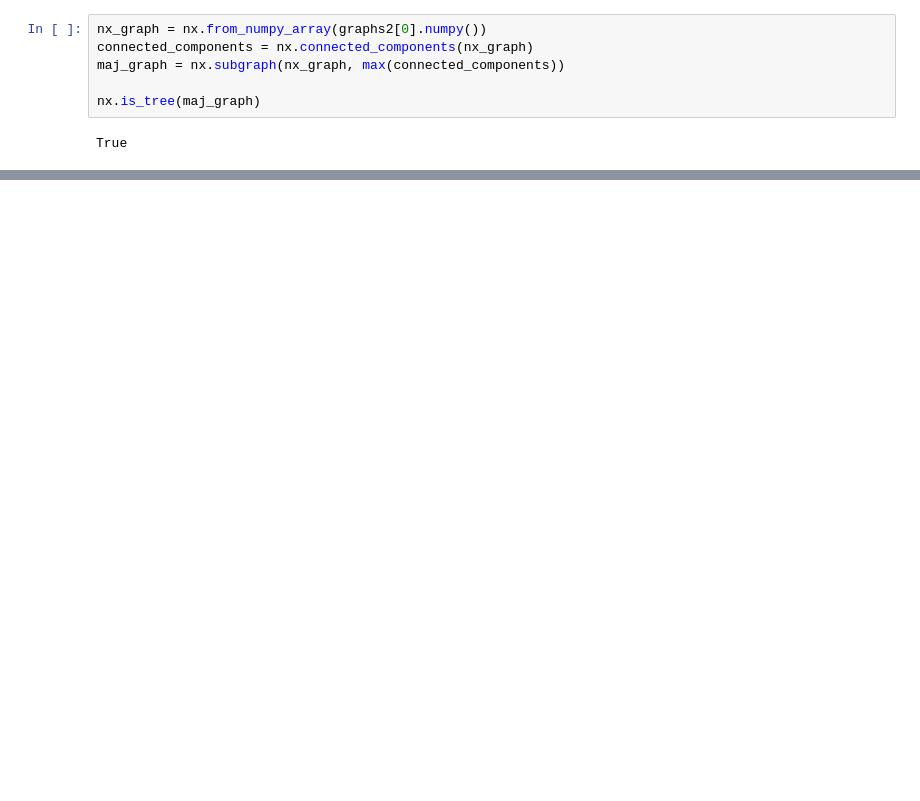
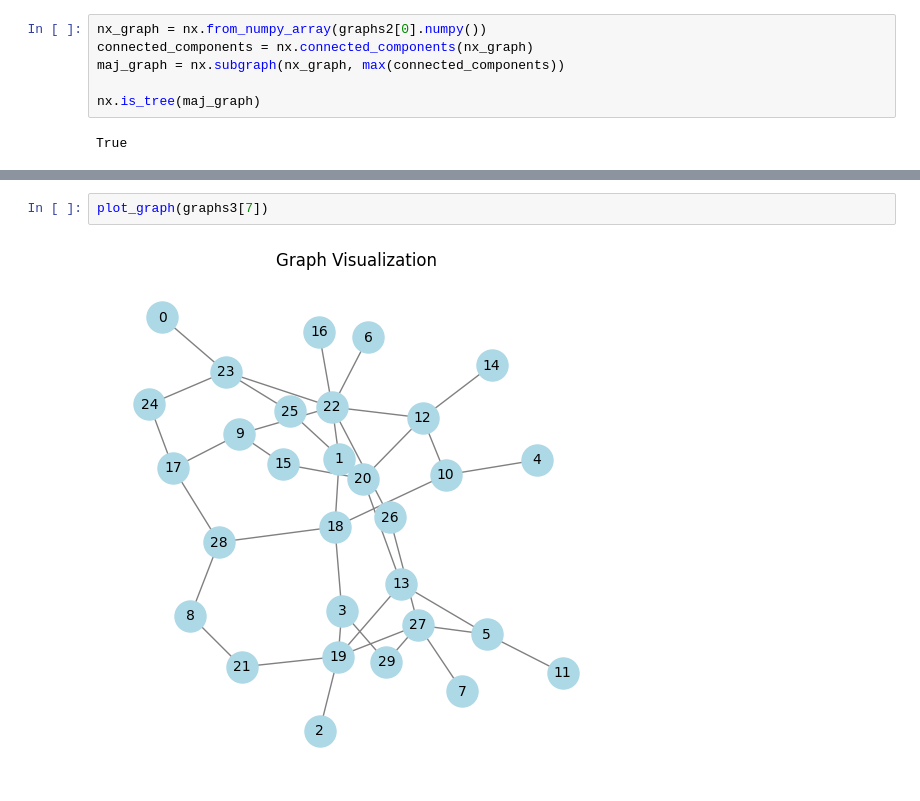
Before and after one commit to LorenzoTonet/torch_erg_experiments, a Jupyter notebook: Trees.ipynb, the cells around one changed output, grey strips where cells are left out. Saved outputs shown, nothing was run; the diff lists cells and outputs as text; blank space fills up the shorter version.

```diff
--- a/Trees.ipynb
+++ b/Trees.ipynb
@@ -211,0 +249,4 @@ params_for_estimates, params_for_estimates2
+# %%
+plot_graph(graphs3[7])
+# %% [output]
+[figure, added]
```
Also changed, not shown: parts of 15 cells of this notebook, 5 other files.
